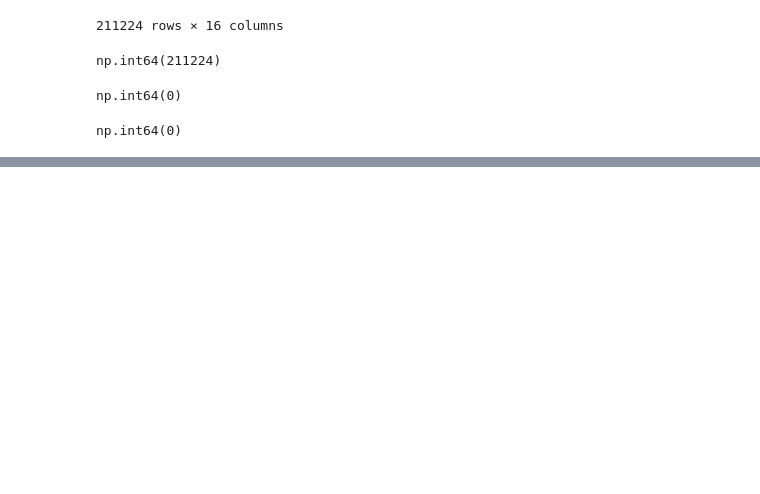
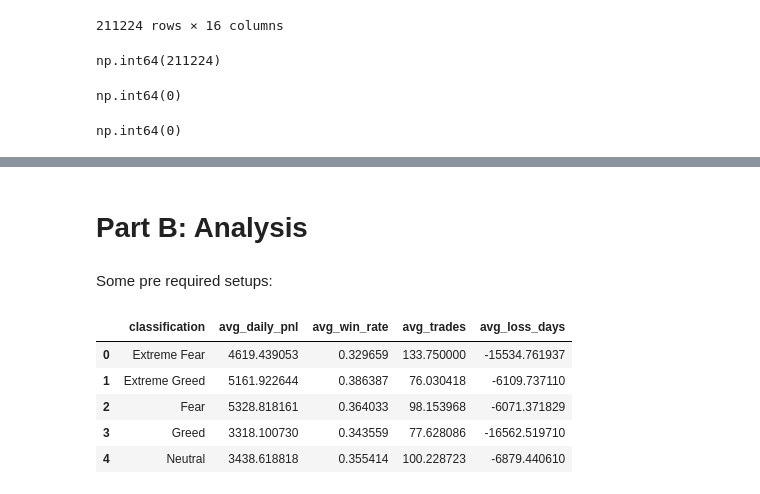
Before and after one commit to Nikhil09052007/TRADER_SEMTIMENT_ANALYSIS, a Jupyter notebook: analysis.ipynb, the cells around one changed output, grey strips where cells are left out. Drawn from its saved outputs; the diff is of its cells as text; code cells hidden in the pictures; blank space fills up the shorter version.

Commit message:
Adding some sub parts and updating the tasks.

```diff
--- a/analysis.ipynb
+++ b/analysis.ipynb
@@ -187,0 +306,27 @@ np.int64(0)
+# %% [markdown]
+# Part B:  Analysis
+# %% [markdown]
+Some pre required setups:
+# %%
+merged_df = pd.merge(
+    daily_metrics,
+    df_0[['date', 'value', 'classification']],
+    on='date',
+    how='left'
+)
+# %%
+q1 = merged_df.groupby('classification').agg(
+    avg_daily_pnl  = ('daily_pnl',  'mean'),
+    avg_win_rate   = ('win_rate',   'mean'),
+    avg_trades     = ('num_trades', 'mean'),
+    avg_loss_days  = ('daily_pnl',  lambda x: x[x < 0].mean())
+).reset_index()
+
+q1
+# %% [output]
+|  | classification | avg_daily_pnl | avg_win_rate | avg_trades | avg_loss_days |
+| 0 | Extreme Fear | 4619.439053 | 0.329659 | 133.750000 | -15534.761937 |
+| 1 | Extreme Greed | 5161.922644 | 0.386387 | 76.030418 | -6109.737110 |
+| 2 | Fear | 5328.818161 | 0.364033 | 98.153968 | -6071.371829 |
+| 3 | Greed | 3318.100730 | 0.343559 | 77.628086 | -16562.519710 |
+| 4 | Neutral | 3438.618818 | 0.355414 | 100.228723 | -6879.440610 |
```
Also changed, not shown: parts of 20 cells of this notebook.
